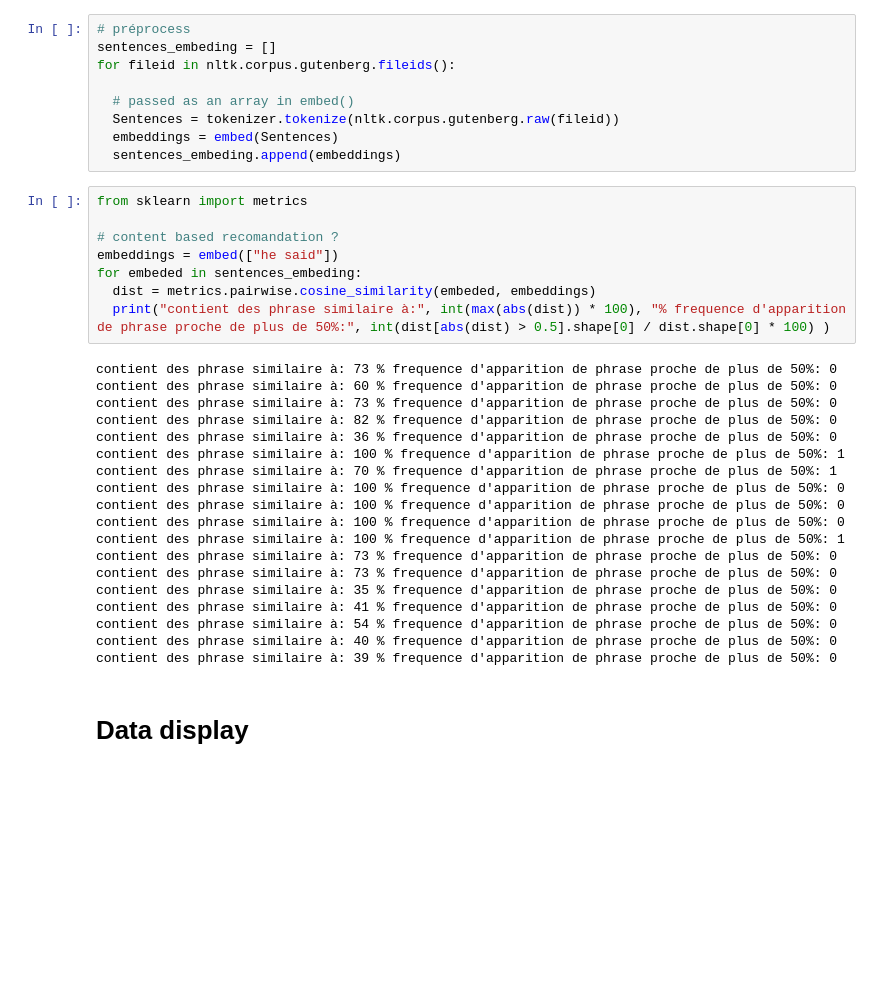
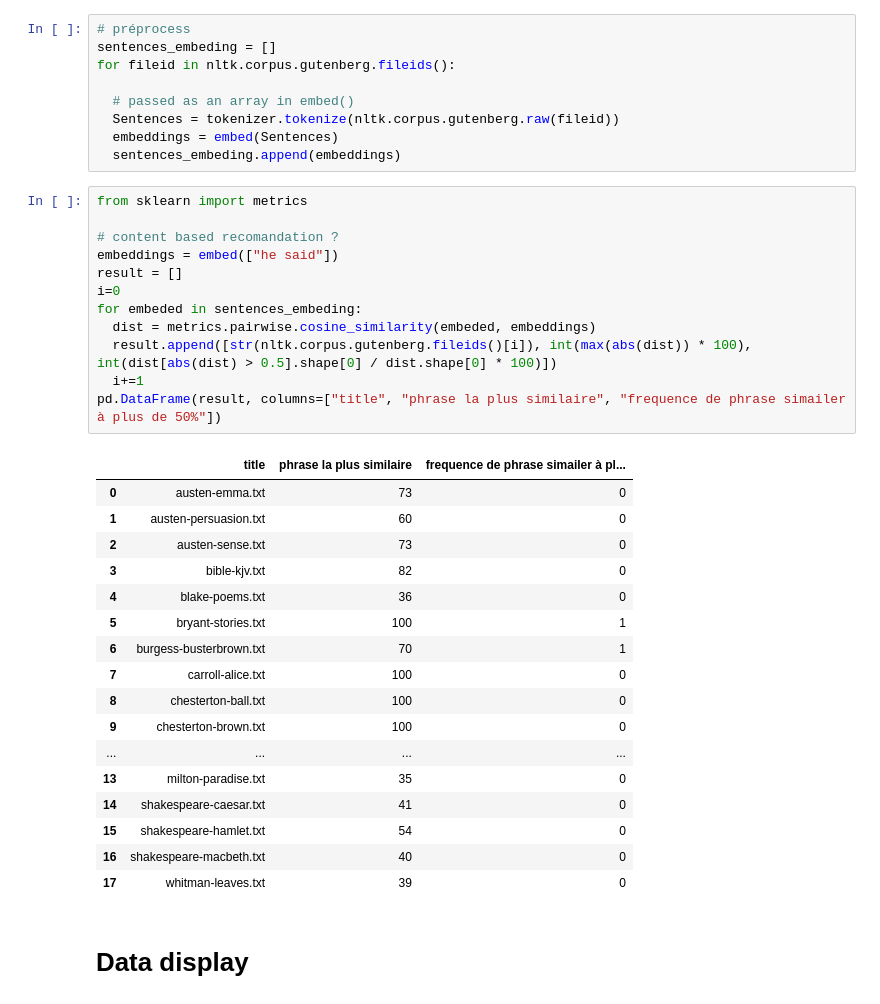
Before and after one commit to Axle-Bucamp/Text-analysis-for-RH, a Jupyter notebook: Text_analysis_Proximity_graph.ipynb, the cells around one changed output. Cells and saved outputs as stored; diff of their text form; blank space fills up the shorter version.

```diff
--- a/Text_analysis_Proximity_graph.ipynb
+++ b/Text_analysis_Proximity_graph.ipynb
@@ -236,30 +236,33 @@ for fileid in nltk.corpus.gutenberg.fileids():
 # %%
 from sklearn import metrics
 
 # content based recomandation ?
 embeddings = embed(["he said"])
+result = []
+i=0
 for embeded in sentences_embeding:
   dist = metrics.pairwise.cosine_similarity(embeded, embeddings)
-  print("contient des phrase similaire à:", int(max(abs(dist)) * 100), "% frequence d'apparition de phrase proche de plus de 50%:", int(dist[abs(dist) > 0.5].shape[0] / dist.shape[0] * 100) )
+  result.append([str(nltk.corpus.gutenberg.fileids()[i]), int(max(abs(dist)) * 100), int(dist[abs(dist) > 0.5].shape[0] / dist.shape[0] * 100)])
+  i+=1
+pd.DataFrame(result, columns=["title", "phrase la plus similaire", "frequence de phrase simailer à plus de 50%"])
 # %% [output]
-contient des phrase similaire à: 73 % frequence d'apparition de phrase proche de plus de 50%: 0
-contient des phrase similaire à: 60 % frequence d'apparition de phrase proche de plus de 50%: 0
-contient des phrase similaire à: 73 % frequence d'apparition de phrase proche de plus de 50%: 0
-contient des phrase similaire à: 82 % frequence d'apparition de phrase proche de plus de 50%: 0
-contient des phrase similaire à: 36 % frequence d'apparition de phrase proche de plus de 50%: 0
-contient des phrase similaire à: 100 % frequence d'apparition de phrase proche de plus de 50%: 1
-contient des phrase similaire à: 70 % frequence d'apparition de phrase proche de plus de 50%: 1
-contient des phrase similaire à: 100 % frequence d'apparition de phrase proche de plus de 50%: 0
-contient des phrase similaire à: 100 % frequence d'apparition de phrase proche de plus de 50%: 0
-contient des phrase similaire à: 100 % frequence d'apparition de phrase proche de plus de 50%: 0
-contient des phrase similaire à: 100 % frequence d'apparition de phrase proche de plus de 50%: 1
-contient des phrase similaire à: 73 % frequence d'apparition de phrase proche de plus de 50%: 0
-contient des phrase similaire à: 73 % frequence d'apparition de phrase proche de plus de 50%: 0
-contient des phrase similaire à: 35 % frequence d'apparition de phrase proche de plus de 50%: 0
-contient des phrase similaire à: 41 % frequence d'apparition de phrase proche de plus de 50%: 0
-contient des phrase similaire à: 54 % frequence d'apparition de phrase proche de plus de 50%: 0
-contient des phrase similaire à: 40 % frequence d'apparition de phrase proche de plus de 50%: 0
-contient des phrase similaire à: 39 % frequence d'apparition de phrase proche de plus de 50%: 0
+|  | title | phrase la plus similaire | frequence de phrase simailer à pl... |
+| 0 | austen-emma.txt | 73 | 0 |
+| 1 | austen-persuasion.txt | 60 | 0 |
+| 2 | austen-sense.txt | 73 | 0 |
+| 3 | bible-kjv.txt | 82 | 0 |
+| 4 | blake-poems.txt | 36 | 0 |
+| 5 | bryant-stories.txt | 100 | 1 |
+| 6 | burgess-busterbrown.txt | 70 | 1 |
+| 7 | carroll-alice.txt | 100 | 0 |
+| 8 | chesterton-ball.txt | 100 | 0 |
+| 9 | chesterton-brown.txt | 100 | 0 |
+| ... | ... | ... | ... |
+| 13 | milton-paradise.txt | 35 | 0 |
+| 14 | shakespeare-caesar.txt | 41 | 0 |
+| 15 | shakespeare-hamlet.txt | 54 | 0 |
+| 16 | shakespeare-macbeth.txt | 40 | 0 |
+| 17 | whitman-leaves.txt | 39 | 0 |
 # %% [markdown]
 # Data display
 # %% [markdown]
```
